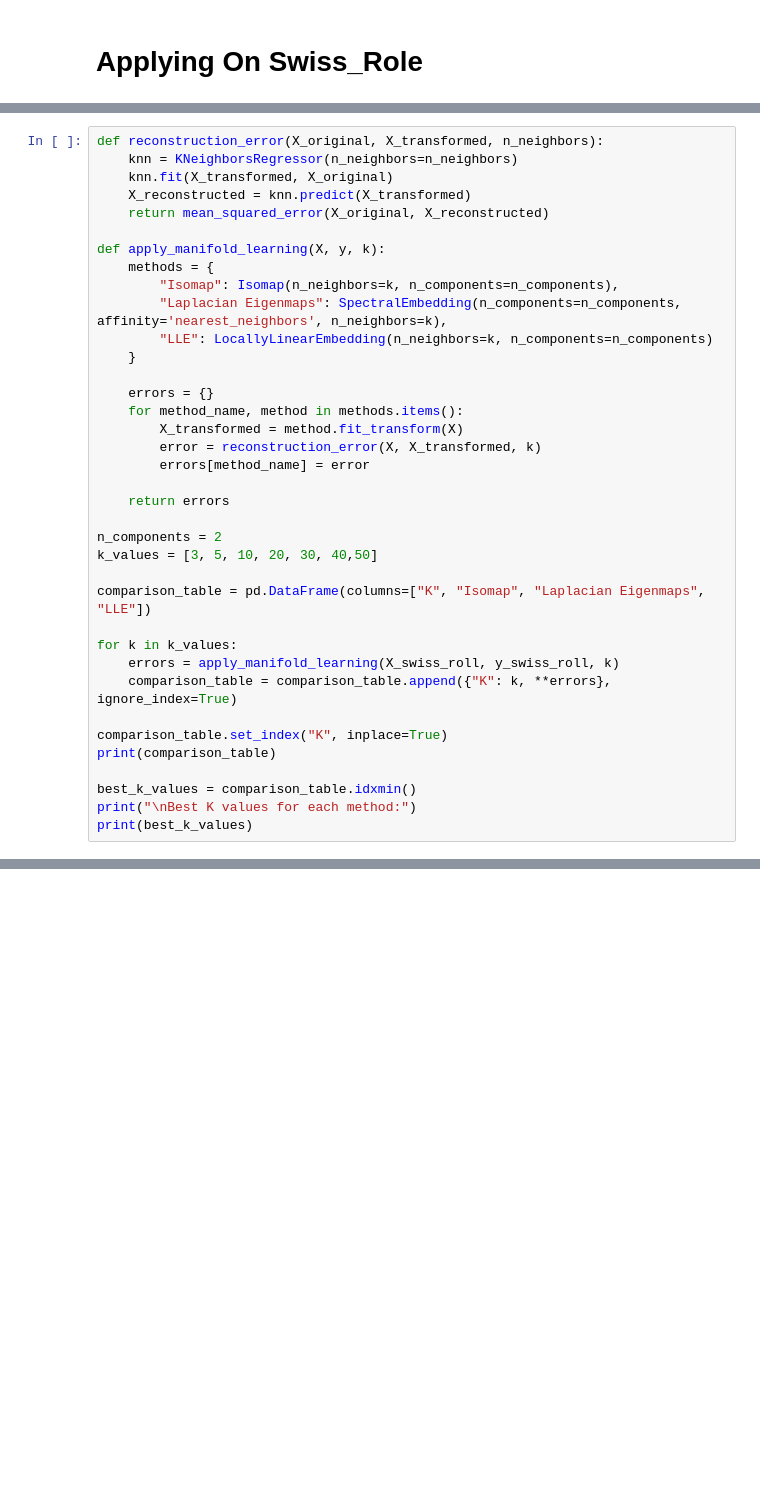
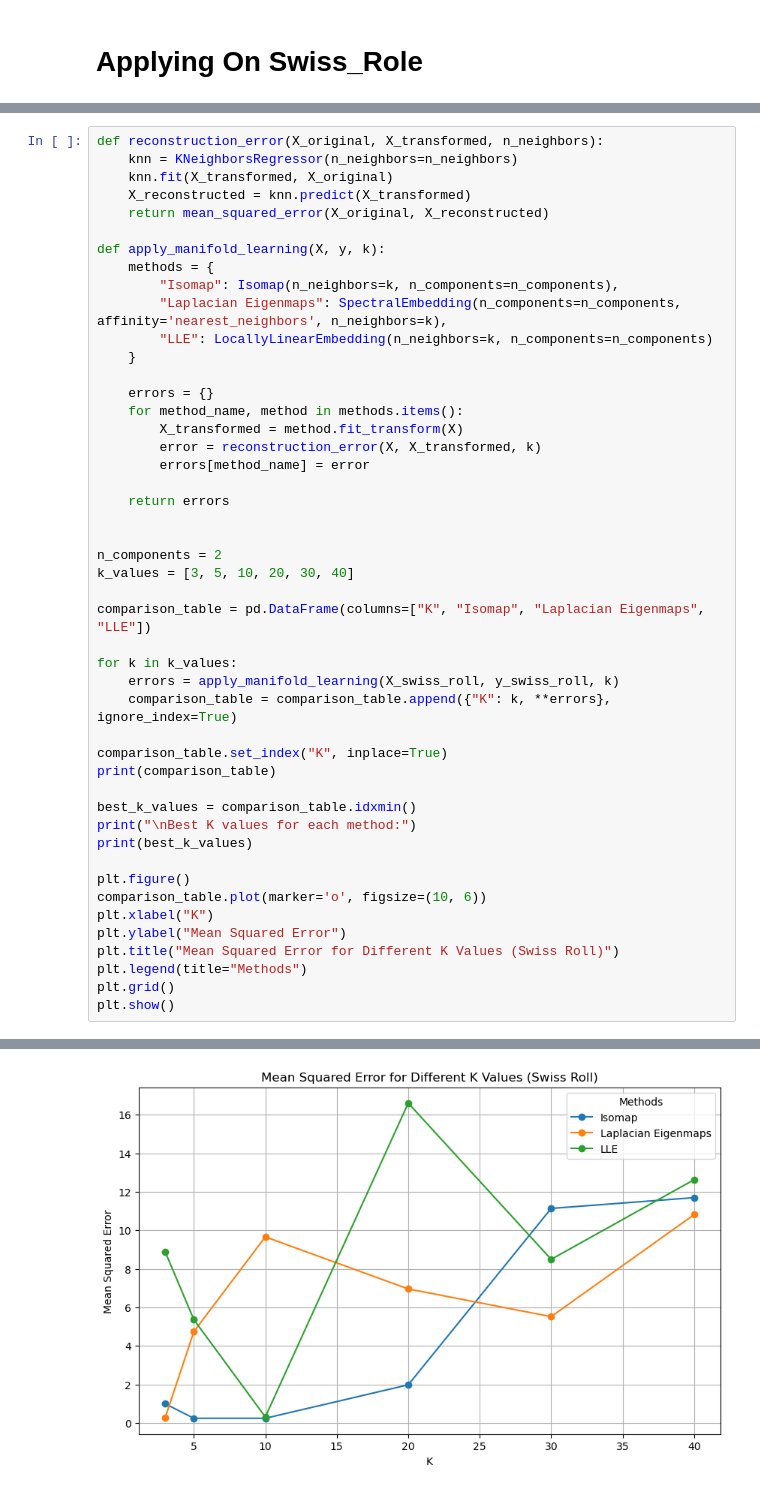
Before and after one commit to ehsanap7/adv_topics_ai, a Jupyter notebook: assignments/assignment_1,2,3/code/clustering_models_3.ipynb, the cells around one changed output, grey strips where cells are left out. Drawn from its saved outputs; the diff is of its cells as text; blank space fills up the shorter version.

```diff
--- a/assignments/assignment_1,2,3/code/clustering_models_3.ipynb
+++ b/assignments/assignment_1,2,3/code/clustering_models_3.ipynb
@@ -914,8 +977,9 @@ def apply_manifold_learning(X, y, k):
 
     return errors
 
+
 n_components = 2
-k_values = [3, 5, 10, 20, 30, 40,50]
+k_values = [3, 5, 10, 20, 30, 40]
 
 comparison_table = pd.DataFrame(columns=["K", "Isomap", "Laplacian Eigenmaps", "LLE"])
 
@@ -929,6 +993,15 @@ print(comparison_table)
 best_k_values = comparison_table.idxmin()
 print("\nBest K values for each method:")
 print(best_k_values)
+
+plt.figure()
+comparison_table.plot(marker='o', figsize=(10, 6))
+plt.xlabel("K")
+plt.ylabel("Mean Squared Error")
+plt.title("Mean Squared Error for Different K Values (Swiss Roll)")
+plt.legend(title="Methods")
+plt.grid()
+plt.show()
 # %% [output]
          Isomap  Laplacian Eigenmaps        LLE
 K
@@ -947,0 +1021 @@ dtype: float64
+[figure, added]
```
Also changed, not shown: parts of 5 cells of this notebook.
